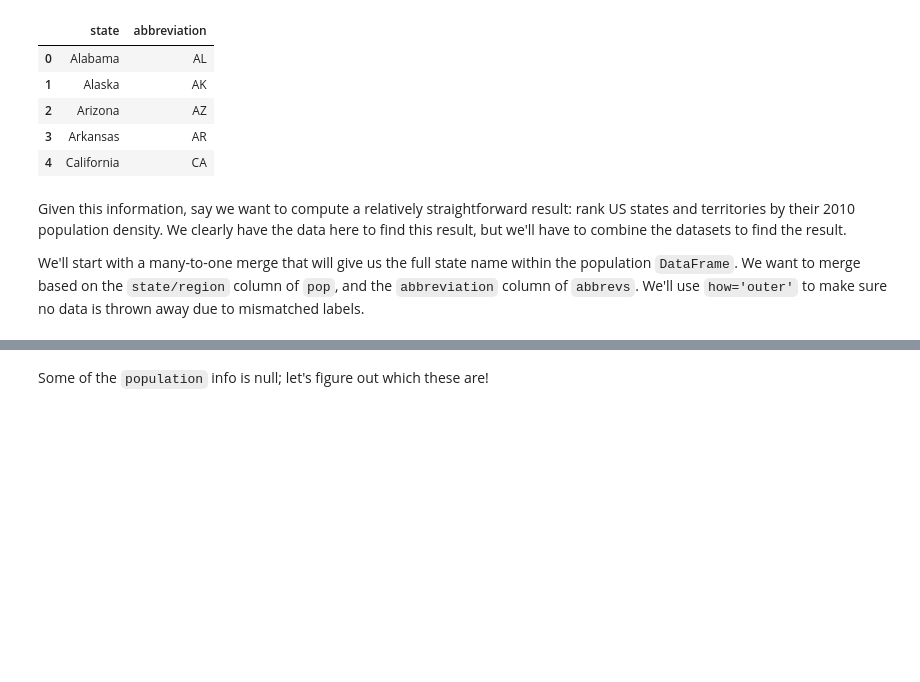
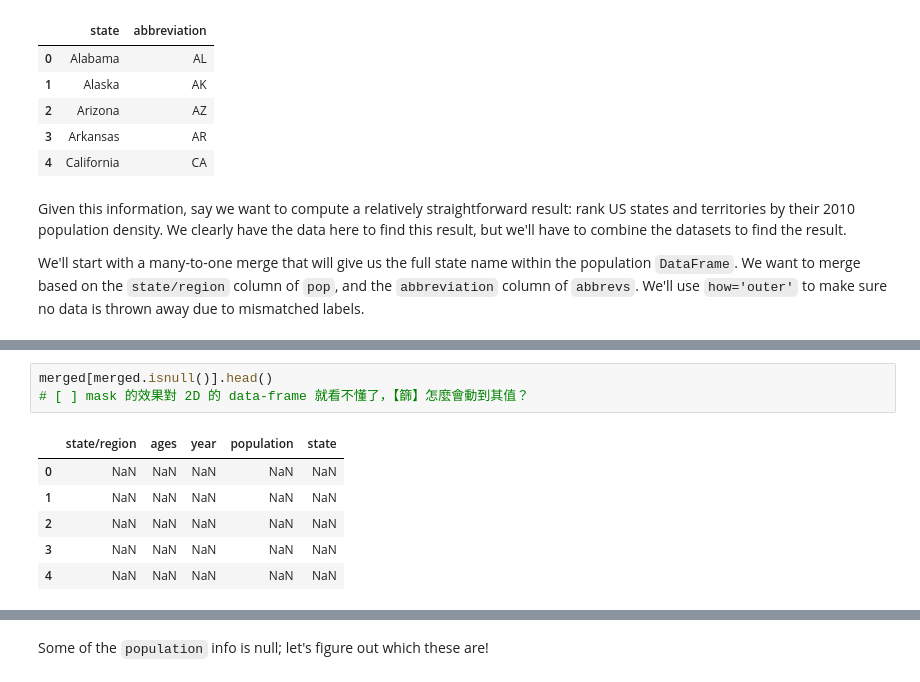
Before and after one commit to hcchengithub/PythonDataScienceHandbook, a Jupyter notebook: notebooks/03.07-Merge-and-Join.ipynb, the cells around one changed output, grey strips where cells are left out. Drawn from its saved outputs; the diff is of its cells as text; blank space fills up the shorter version.

```diff
--- a/notebooks/03.07-Merge-and-Join.ipynb
+++ b/notebooks/03.07-Merge-and-Join.ipynb
@@ -609,0 +642,10 @@ dtype: bool
+# %%
+merged[merged.isnull()].head()
+# [ ] mask 的效果對 2D 的 data-frame 就看不懂了，【篩】怎麼會動到其值？
+# %% [output]
+|  | state/region | ages | year | population | state |
+| 0 | NaN | NaN | NaN | NaN | NaN |
+| 1 | NaN | NaN | NaN | NaN | NaN |
+| 2 | NaN | NaN | NaN | NaN | NaN |
+| 3 | NaN | NaN | NaN | NaN | NaN |
+| 4 | NaN | NaN | NaN | NaN | NaN |
```
Also changed, not shown: parts of 16 cells of this notebook.
